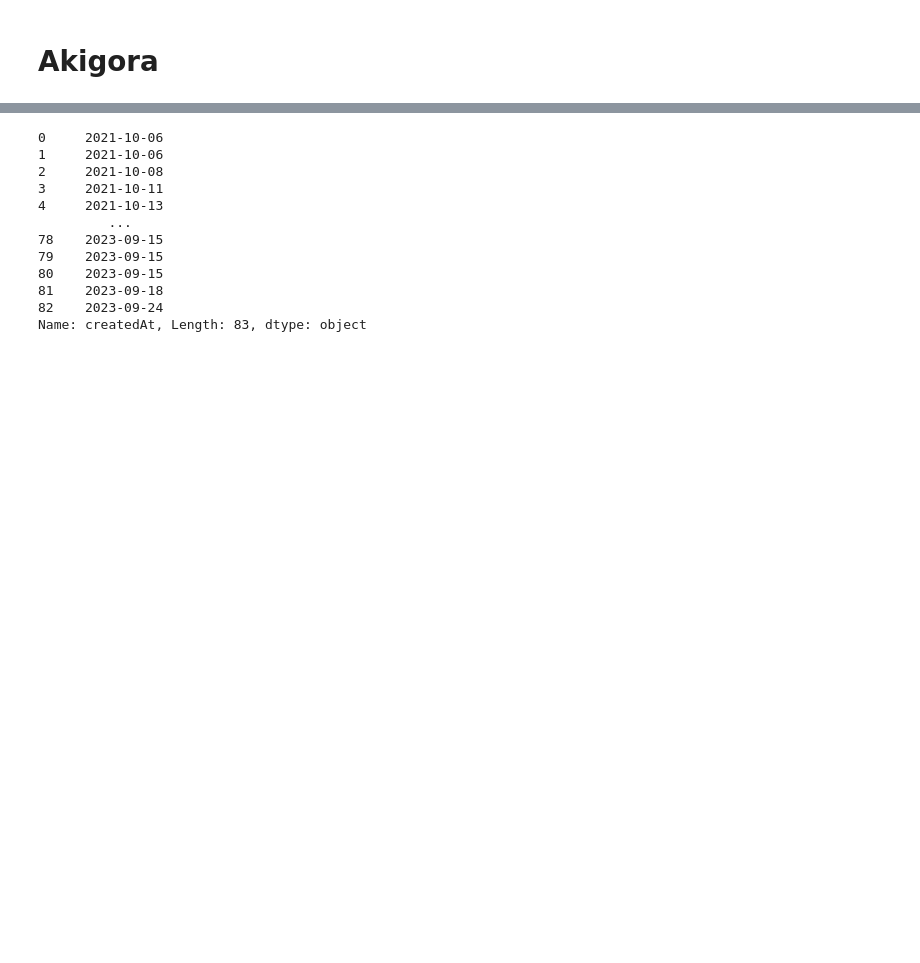
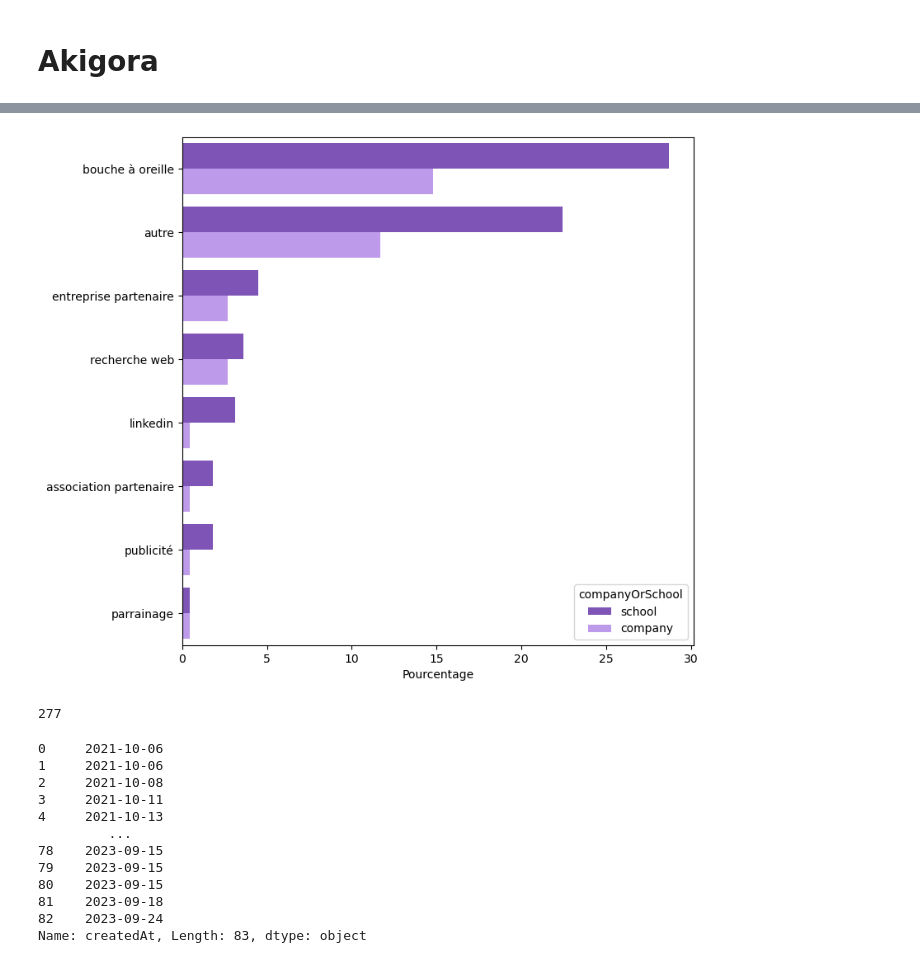
Before and after one commit to MakaoCH/Akigora, a Jupyter notebook: Akigora.ipynb, the cells around one changed output, grey strips where cells are left out. Cells and saved outputs as stored; diff of their text form; code cells hidden in the pictures; blank space fills up the shorter version.

Commit message:
Ajout graphs

```diff
--- a/Akigora.ipynb
+++ b/Akigora.ipynb
@@ -28,0 +31,6 @@ CN
+# %%
+CC = CC.dropna(subset=['howWeMet'])
+howWeMet_pivot = CC.pivot_table(index=['howWeMet','companyOrSchool'], values='_id', aggfunc='count').reset_index()
+howWeMet_pivot['pct.howWeMet.pivot'] = round((howWeMet_pivot['_id'] / howWeMet_pivot['_id'].sum()) * 100, 2)
+howWeMet_pivot = howWeMet_pivot.sort_values(by='pct.howWeMet.pivot', ascending=False)
+howWeMet_pivot
@@ -29,3 +55,18 @@ CN
+# %%
+
+colors = {'company': '#bb8df7', 'school': '#7d43c8'}
+
+plt.figure(figsize=(8, 8))
+ax = sns.barplot(y='howWeMet', x='pct.howWeMet.pivot', hue='companyOrSchool' ,data=howWeMet_pivot, palette=colors,  orient='h' )
+plt.xlabel("Pourcentage")
+plt.ylabel("")
+plt.show()
+# %% [output]
+[figure, added]
+# %%
+len(CR['expertId'].unique())
+# %% [output]
+277
 # %%
 CN['createdAt'] = pd.to_datetime(CN['createdAt'], unit='ms').dt.date
 CN['createdAt'].head(100)
```
Also changed, not shown: parts of 7 cells of this notebook, 3 other files.
